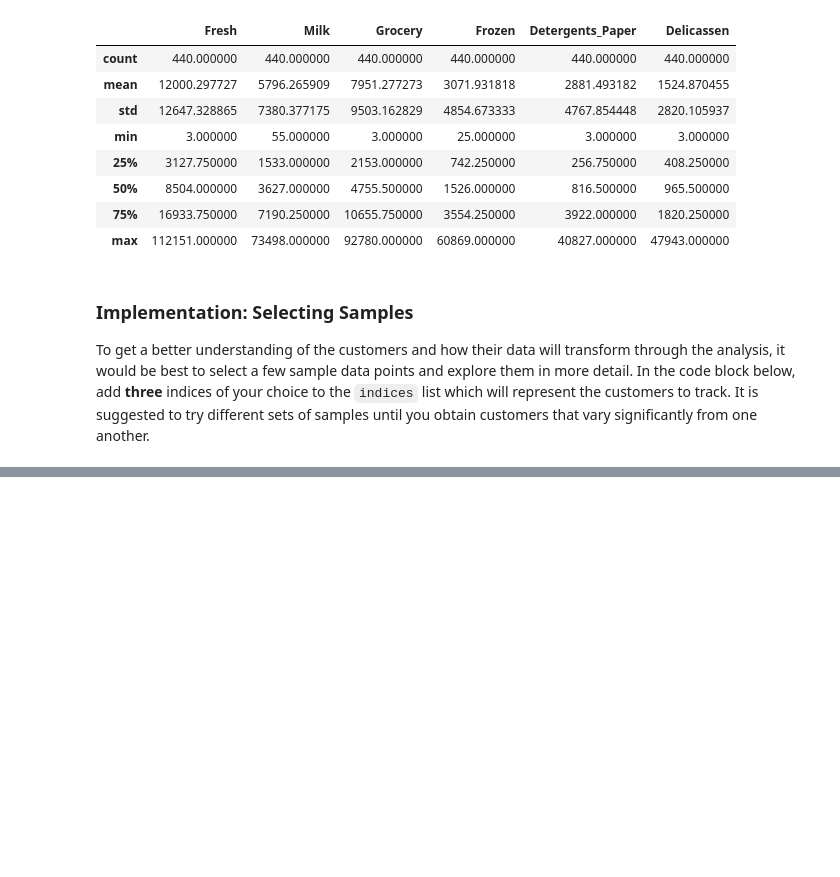
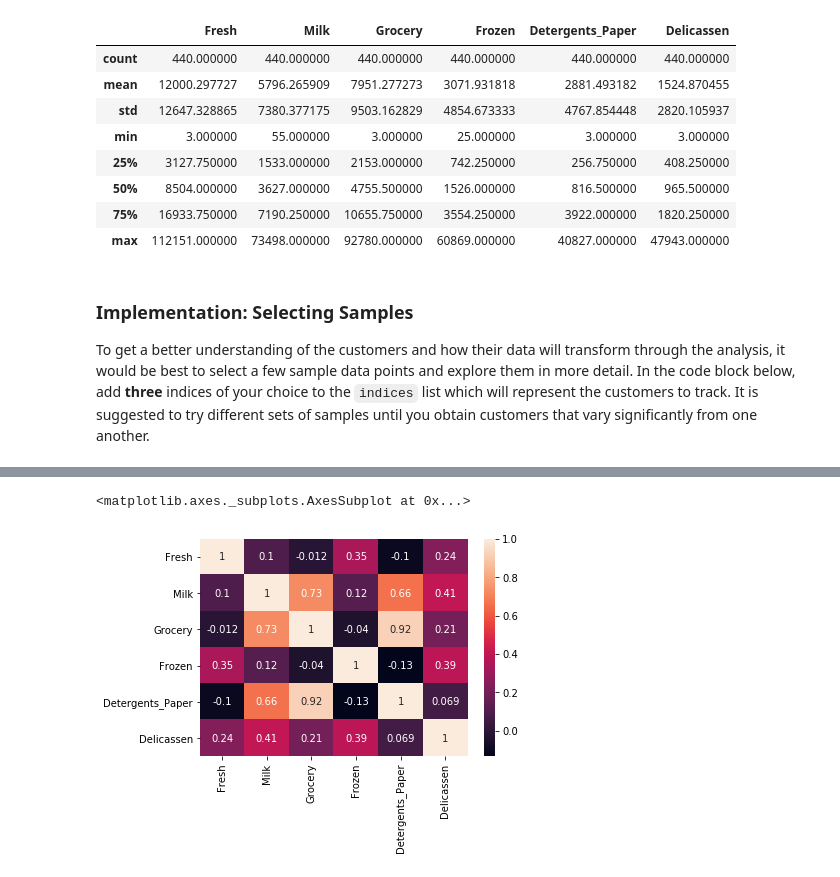
Before and after one commit to dimtirie13/machine_learning, a Jupyter notebook: customer_segments/customer_segments.ipynb, the cells around one changed output, grey strips where cells are left out. Drawn from its saved outputs; the diff is of its cells as text; code cells hidden in the pictures; blank space fills up the shorter version.

```diff
--- a/customer_segments/customer_segments.ipynb
+++ b/customer_segments/customer_segments.ipynb
@@ -77,0 +138,5 @@ Knowing this, how do your samples compare? Does that help in driving your insigh
+# %%
+sns.heatmap(data.corr(), annot=True)
+# %% [output]
+<matplotlib.axes._subplots.AxesSubplot at 0x...>
+[figure, added]
```
Also changed, not shown: parts of 52 cells of this notebook.
